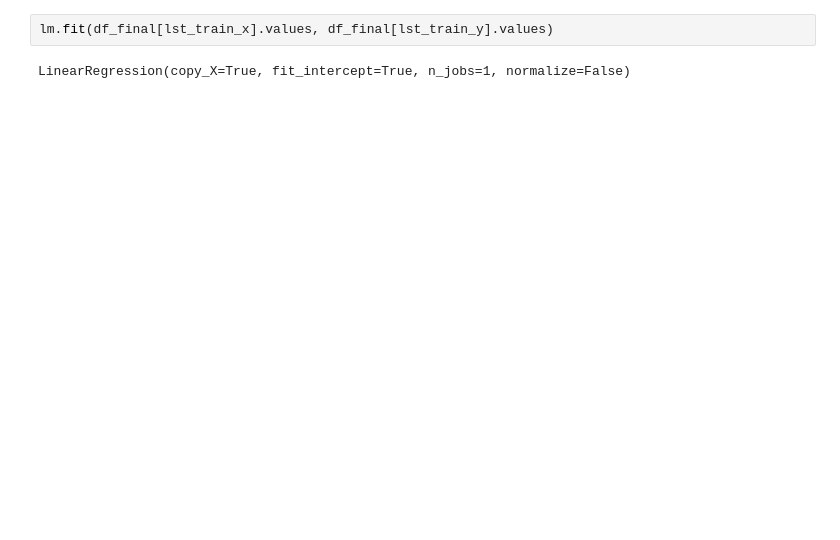
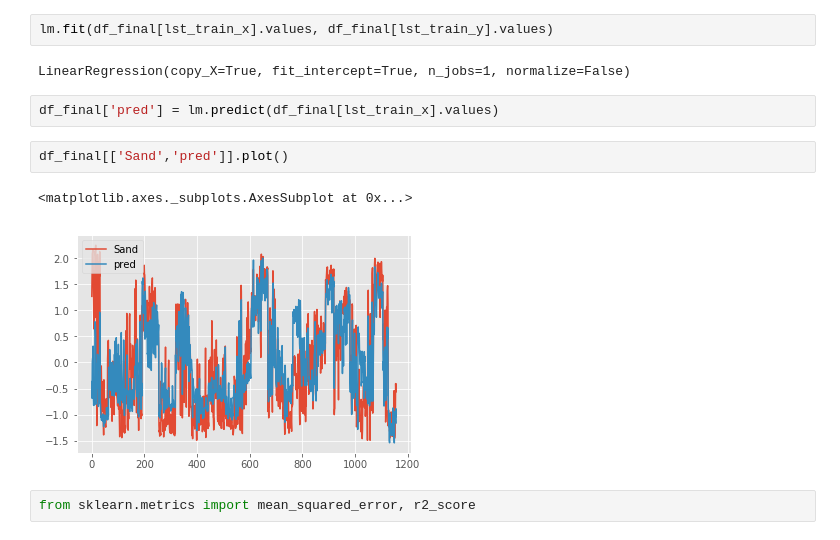
Before and after one commit to MoreCoffee12/SpectrumML, a Jupyter notebook: spectrum_africa.ipynb, the cells around one changed output. Saved outputs shown, nothing was run; the diff lists cells and outputs as text; blank space fills up the shorter version.

```diff
--- a/spectrum_africa.ipynb
+++ b/spectrum_africa.ipynb
@@ -103,3 +104,12 @@ df_principal.head()
 lm.fit(df_final[lst_train_x].values, df_final[lst_train_y].values)
 # %% [output]
 LinearRegression(copy_X=True, fit_intercept=True, n_jobs=1, normalize=False)
+# %%
+df_final['pred'] = lm.predict(df_final[lst_train_x].values)
+# %%
+df_final[['Sand','pred']].plot()
+# %% [output]
+<matplotlib.axes._subplots.AxesSubplot at 0x...>
+[figure, added]
+# %%
+from sklearn.metrics import mean_squared_error, r2_score
```
Also changed, not shown: parts of 15 cells of this notebook.
